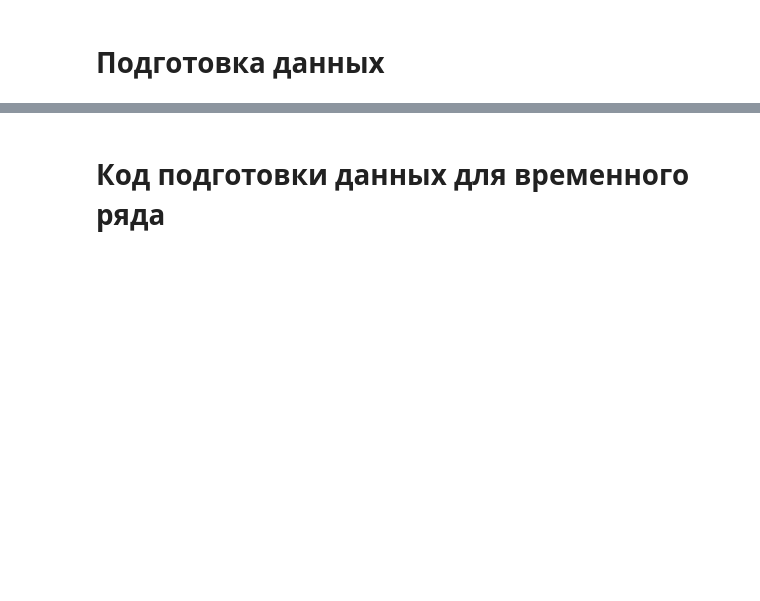
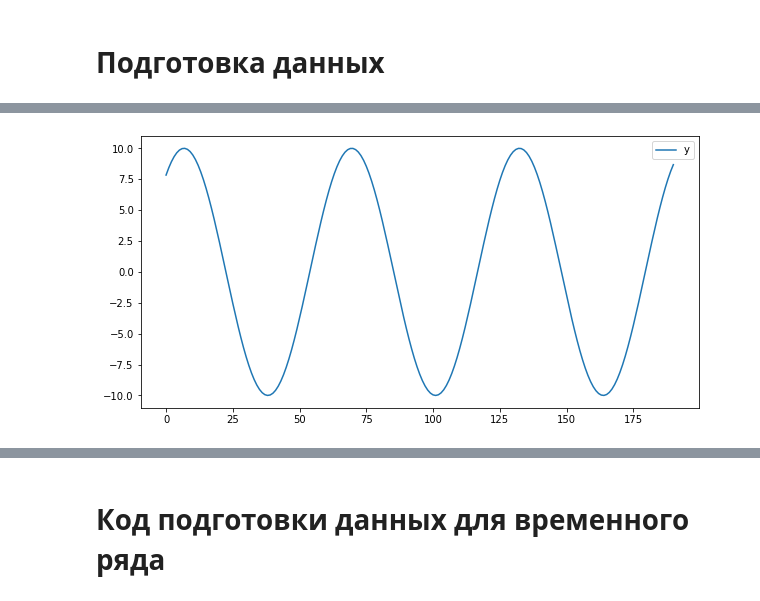
Before and after one commit to nikitazharkovsky/ML, a Jupyter notebook: AI_Lab2.ipynb, the cells around one changed output, grey strips where cells are left out. Saved outputs shown, nothing was run; the diff lists cells and outputs as text; code cells hidden in the pictures; blank space fills up the shorter version.

```diff
--- a/AI_Lab2.ipynb
+++ b/AI_Lab2.ipynb
@@ -208,0 +168,4 @@ yTrain:
+# %%
+print_data_y(data_m5, 5)
+# %% [output]
+[figure, added]
```
Also changed, not shown: parts of 35 cells of this notebook.
